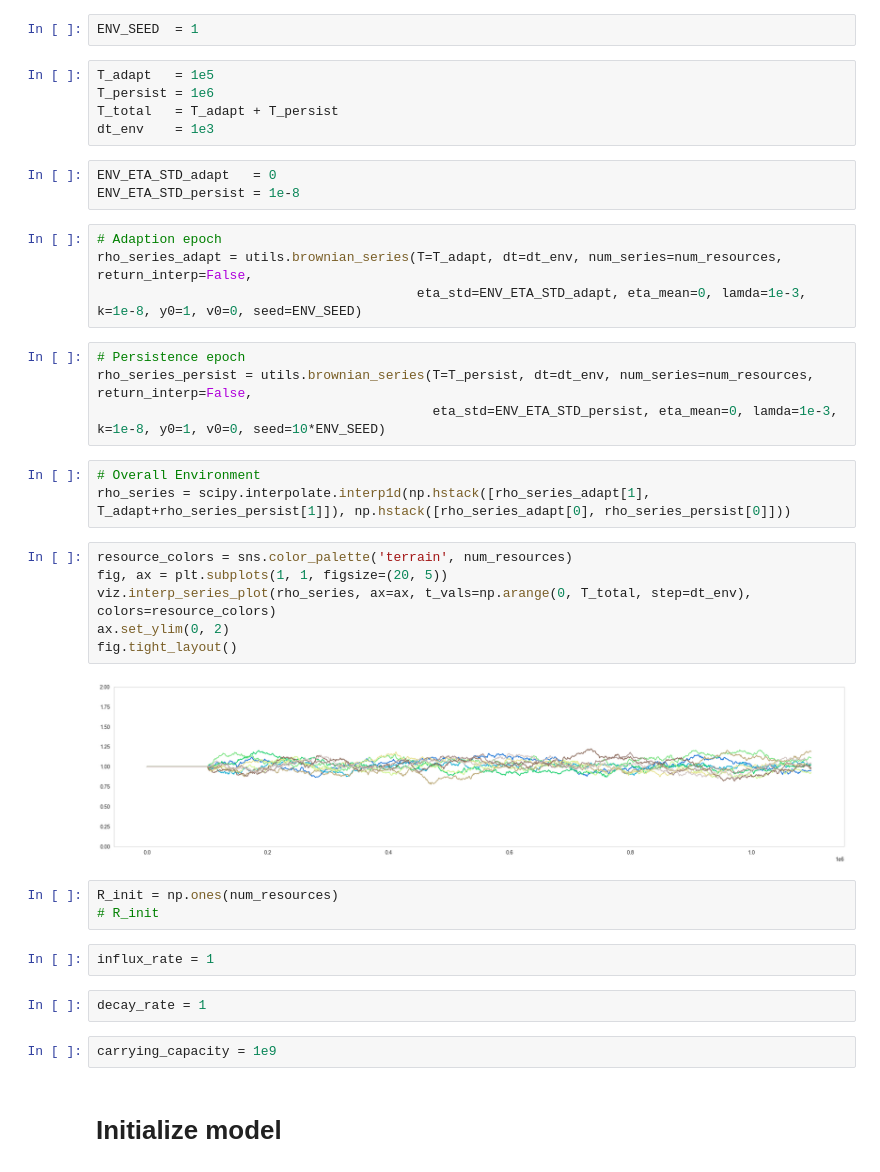
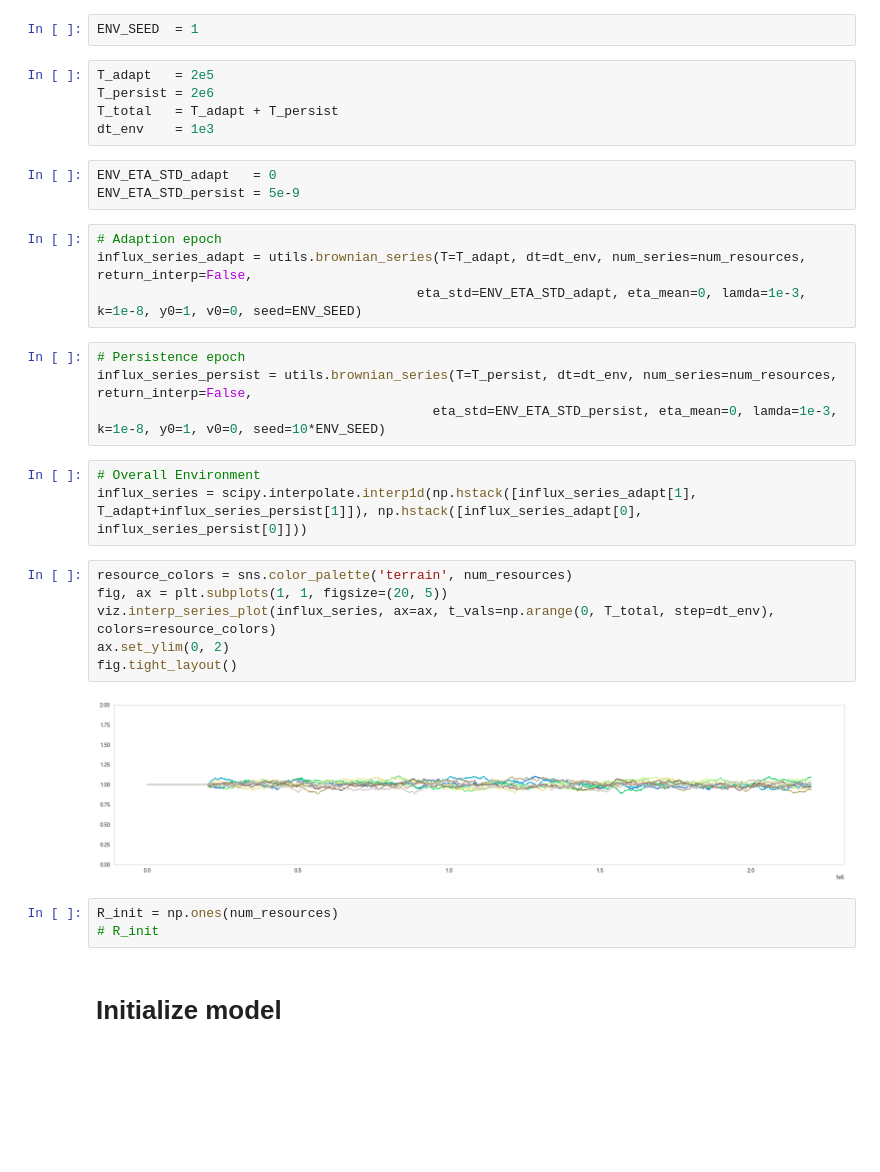
Before and after one commit to ryansmcgee/ecoevocrm, a Jupyter notebook: src/ecoevocrm/notebooks/solomon/2024-01-06_persistence-experiment_dev.ipynb, the cells around one changed output. Saved outputs shown, nothing was run; the diff lists cells and outputs as text; blank space fills up the shorter version.

```diff
--- a/src/ecoevocrm/notebooks/solomon/2024-01-06_persistence-experiment_dev.ipynb
+++ b/src/ecoevocrm/notebooks/solomon/2024-01-06_persistence-experiment_dev.ipynb
@@ -57,41 +57,35 @@ ax[1].legend()
 # %%
 ENV_SEED  = 1
 # %%
-T_adapt   = 1e5
-T_persist = 1e6
+T_adapt   = 2e5
+T_persist = 2e6
 T_total   = T_adapt + T_persist
 dt_env    = 1e3
 # %%
 ENV_ETA_STD_adapt   = 0
-ENV_ETA_STD_persist = 1e-8
+ENV_ETA_STD_persist = 5e-9
 # %%
 # Adaption epoch
-rho_series_adapt = utils.brownian_series(T=T_adapt, dt=dt_env, num_series=num_resources, return_interp=False,
+influx_series_adapt = utils.brownian_series(T=T_adapt, dt=dt_env, num_series=num_resources, return_interp=False,
                                          eta_std=ENV_ETA_STD_adapt, eta_mean=0, lamda=1e-3, k=1e-8, y0=1, v0=0, seed=ENV_SEED)
 # %%
 # Persistence epoch
-rho_series_persist = utils.brownian_series(T=T_persist, dt=dt_env, num_series=num_resources, return_interp=False,
+influx_series_persist = utils.brownian_series(T=T_persist, dt=dt_env, num_series=num_resources, return_interp=False,
                                            eta_std=ENV_ETA_STD_persist, eta_mean=0, lamda=1e-3, k=1e-8, y0=1, v0=0, seed=10*ENV_SEED)
 # %%
 # Overall Environment
-rho_series = scipy.interpolate.interp1d(np.hstack([rho_series_adapt[1], T_adapt+rho_series_persist[1]]), np.hstack([rho_series_adapt[0], rho_series_persist[0]]))
+influx_series = scipy.interpolate.interp1d(np.hstack([influx_series_adapt[1], T_adapt+influx_series_persist[1]]), np.hstack([influx_series_adapt[0], influx_series_persist[0]]))
 # %%
 resource_colors = sns.color_palette('terrain', num_resources)
 fig, ax = plt.subplots(1, 1, figsize=(20, 5))
-viz.interp_series_plot(rho_series, ax=ax, t_vals=np.arange(0, T_total, step=dt_env), colors=resource_colors)
+viz.interp_series_plot(influx_series, ax=ax, t_vals=np.arange(0, T_total, step=dt_env), colors=resource_colors)
 ax.set_ylim(0, 2)
 fig.tight_layout()
 # %% [output]
-[figure, old version]
+[figure, new version]
 # %%
 R_init = np.ones(num_resources)
 # R_init
-# %%
-influx_rate = 1
-# %%
-decay_rate = 1
-# %%
-carrying_capacity = 1e9
 # %% [markdown]
 # Initialize model
 # %%
```
Also changed, not shown: parts of 6 cells of this notebook, 1 other file.
